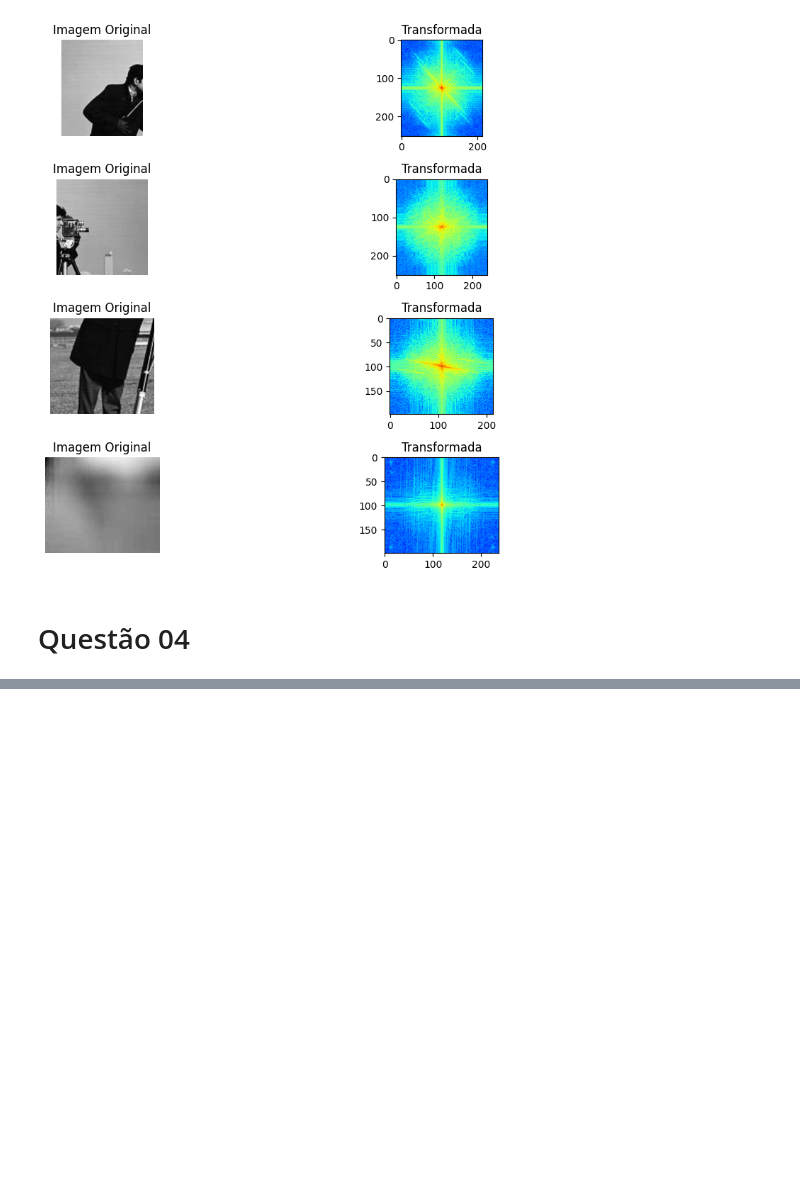
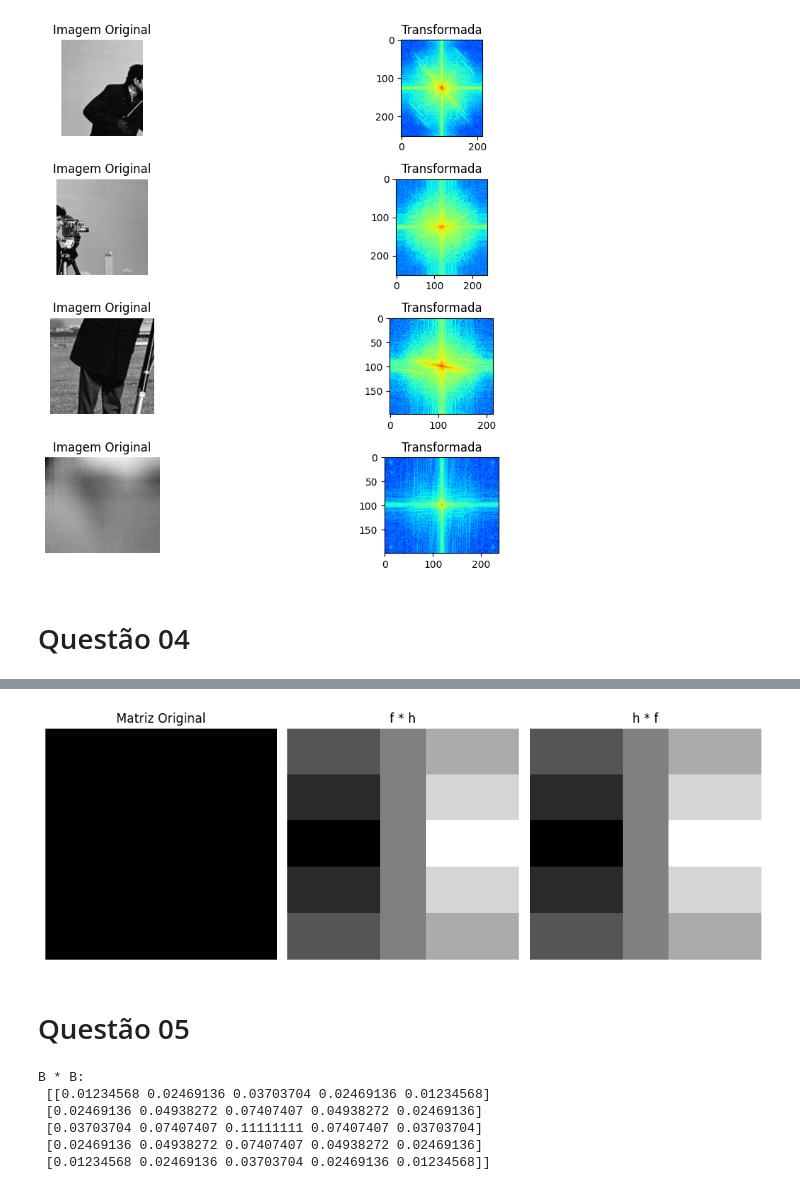
Before and after one commit to Manuelfjr/pdi, a Jupyter notebook: notebooks/01_atv02_code.ipynb, the cells around one changed output, grey strips where cells are left out. Saved outputs shown, nothing was run; the diff lists cells and outputs as text; code cells hidden in the pictures; blank space fills up the shorter version.

```diff
--- a/notebooks/01_atv02_code.ipynb
+++ b/notebooks/01_atv02_code.ipynb
@@ -56,7 +56,7 @@ def apply_convolution(matrix, kernel):
     result = convolve2d(matrix, kernel, mode='same', boundary='fill', fillvalue=0)
     return result
 
-def plot_matrices(original, convolved):
+def plot_matrices(original, convolved, figsize=(10, 5)):
     """
     Plota a matriz original e a matriz convoluída lado a lado.
 
@@ -64,15 +64,17 @@ def plot_matrices(original, convolved):
         original (np.ndarray): Matriz original.
         convolved (np.ndarray): Matriz convoluída.
     """
-    fig, axes = plt.subplots(1, 2, figsize=(10, 5))
+    fig, axes = plt.subplots(1, len(convolved) + 1, figsize=figsize)
 
     axes[0].imshow(original, cmap='gray')
     axes[0].set_title("Matriz Original")
     axes[0].axis('off')
 
-    axes[1].imshow(convolved, cmap='gray')
-    axes[1].set_title("Matriz Convoluída")
-    axes[1].axis('off')
+    for idx, (key, content) in enumerate(convolved.items()):
+
+        axes[idx + 1].imshow(content, cmap='gray')
+        axes[idx + 1].set_title(key)
+        axes[idx + 1].axis('off')
 
     fig.tight_layout()
 
@@ -174,9 +170,3 @@ fig_q4, ax_q4 = plot_matrices(f, convolved_matrix)
 # %%
-# Rotaciona o kernel em 180 graus
-h_rotated = np.rot90(h, 2)
-
-# Aplica a convolução manualmente com o kernel rotacionado
-result_manual = convolve2d(f, h, mode='full', boundary='fill', fillvalue=0)
-
-print("Resultado manual com kernel rotacionado:")
-print(result_manual)
+result_fh = convolve2d(f, h, mode='full', boundary='fill', fillvalue=0)
+result_hf = convolve2d(h, f, mode='full', boundary='fill', fillvalue=0)
@@ -189,0 +197,30 @@ Resultado manual com kernel rotacionado:
+# %%
+fig_q4, ax_q4 = plot_matrices(
+    f,
+    {
+        "f * h": result_fh,
+        "h * f": result_hf
+    }
+)
+fig_q4.savefig(path_assets / "atv02-q04-03.png", dpi=400, bbox_inches='tight')
+# %% [output]
+[figure, added]
+# %% [markdown]
+# Questão 05
+# %%
+B = (1 / 9) * np.array(
+    [
+        [1, 1, 1],
+        [1, 1, 1],
+        [1, 1, 1]
+    ]
+)
+B2 = convolve2d(B, B, mode='full', boundary='fill', fillvalue=0)
+print("B * B: \n", B2)
+# %% [output]
+B * B:
+ [[0.01234568 0.02469136 0.03703704 0.02469136 0.01234568]
+ [0.02469136 0.04938272 0.07407407 0.04938272 0.02469136]
+ [0.03703704 0.07407407 0.11111111 0.07407407 0.03703704]
+ [0.02469136 0.04938272 0.07407407 0.04938272 0.02469136]
+ [0.01234568 0.02469136 0.03703704 0.02469136 0.01234568]]
```
Also changed, not shown: parts of 5 cells of this notebook, 7 other files.
